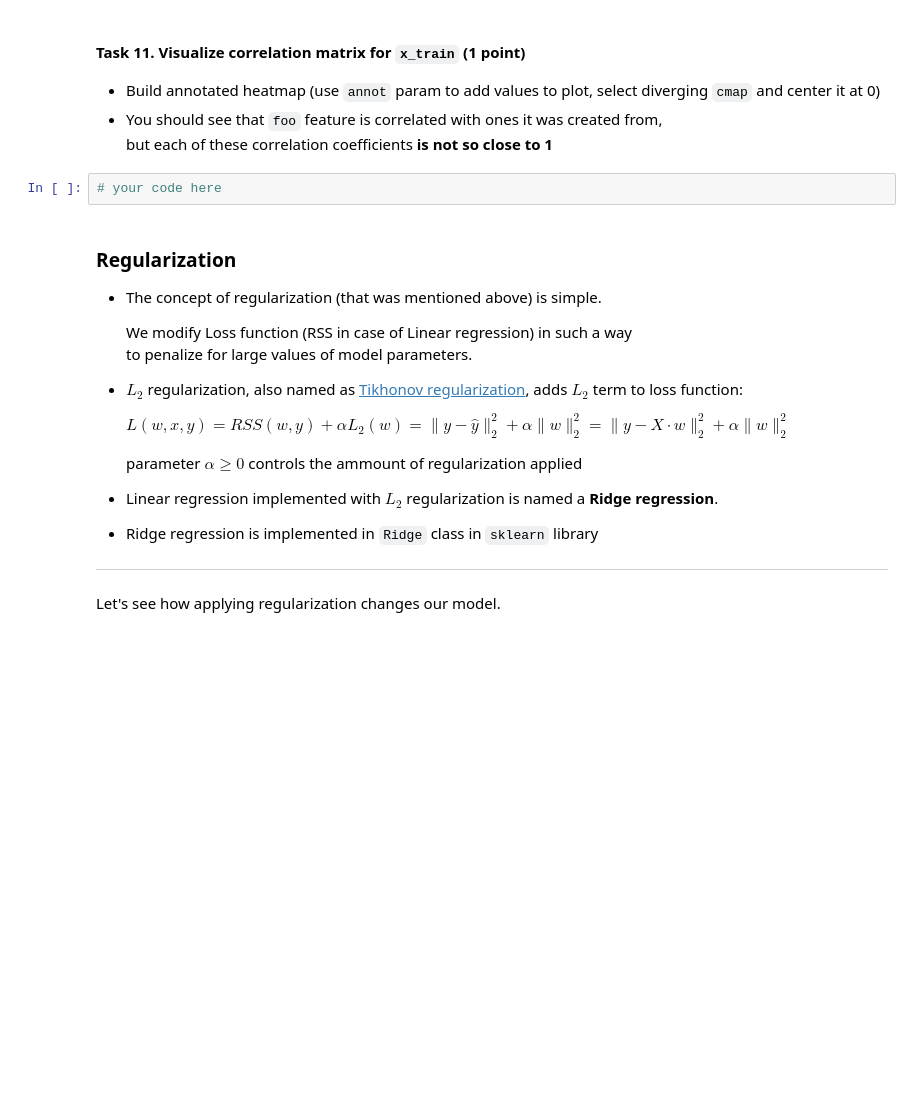
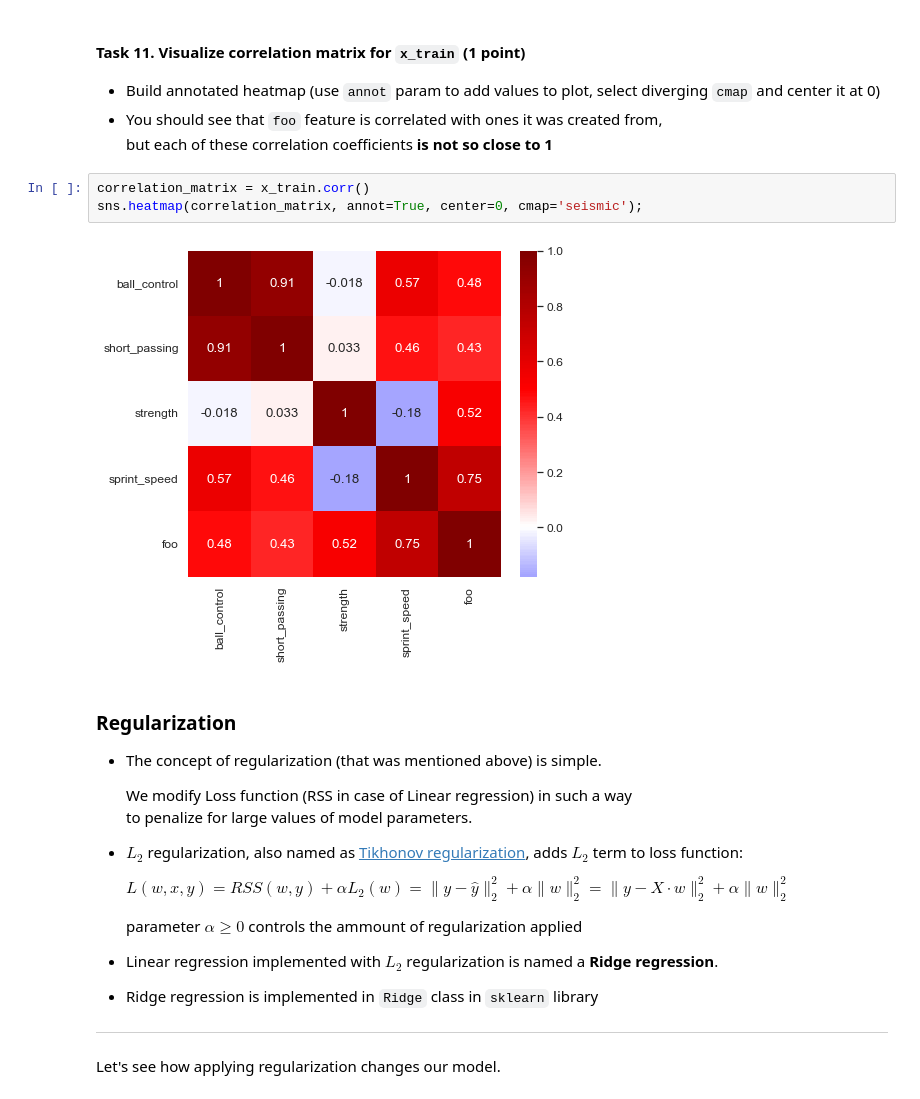
Before and after one commit to Feosen/ml-intro-2022-3, a Jupyter notebook: notebooks/linear_regression.ipynb, the cells around one changed output. Saved outputs shown, nothing was run; the diff lists cells and outputs as text; blank space fills up the shorter version.

```diff
--- a/notebooks/linear_regression.ipynb
+++ b/notebooks/linear_regression.ipynb
@@ -1234,8 +1489,11 @@ l2_norm(model.coef_)
 * Build annotated heatmap (use `annot` param to add values to plot, select diverging `cmap` and center it at 0)
 * You should see that `foo` feature is correlated with ones it was created from,<br>
   but each of these correlation coefficients **is not so close to 1**
-# %%
-# your code here
+# %%
+correlation_matrix = x_train.corr()
+sns.heatmap(correlation_matrix, annot=True, center=0, cmap='seismic');
+# %% [output]
+[figure, added]
 # %% [markdown]
 ### Regularization
 
```
Also changed, not shown: parts of 70 cells of this notebook.
